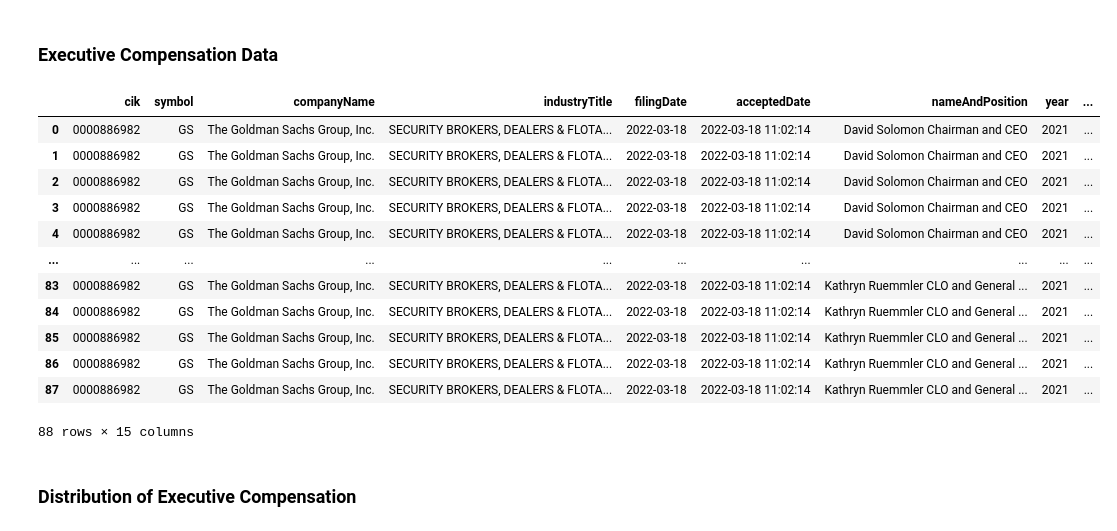
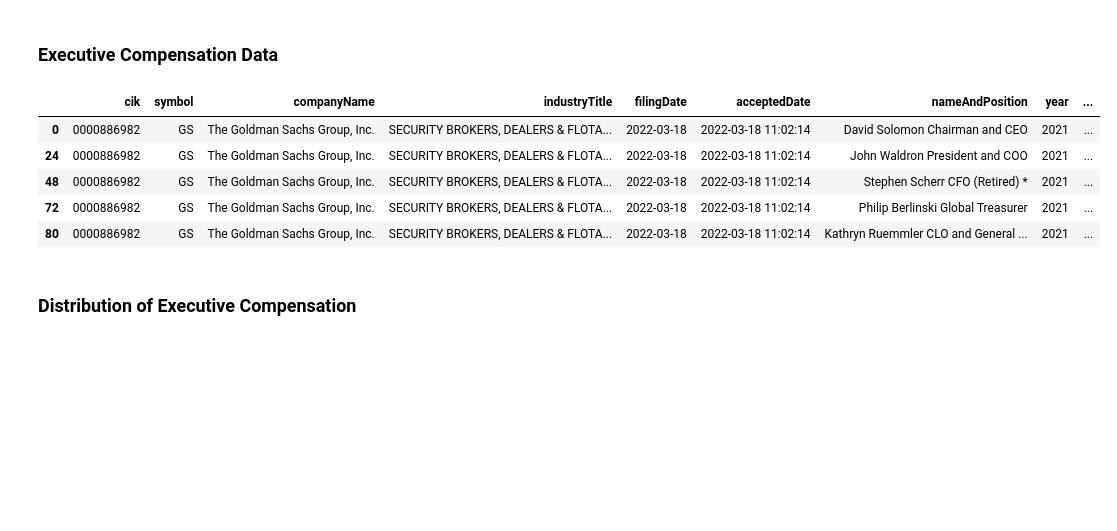
Before and after one commit to Quant-Guild/Executive_Compensation, a Jupyter notebook: Executive Compensation.ipynb, the cells around one changed output. Drawn from its saved outputs; the diff is of its cells as text; code cells hidden in the pictures; blank space fills up the shorter version.

```diff
--- a/Executive Compensation.ipynb
+++ b/Executive Compensation.ipynb
@@ -40,21 +40,14 @@ large_cap_tickers = [
 # %% [markdown]
 ### Executive Compensation Data
 # %%
-get_exec_comp("GS")
+get_exec_comp("GS").drop_duplicates('nameAndPosition')
 # %% [output]
 |  | cik | symbol | companyName | industryTitle | filingDate | acceptedDate | nameAndPosition | year | ... |
 | 0 | 0000886982 | GS | The Goldman Sachs Group, Inc. | SECURITY BROKERS, DEALERS & FLOTA... | 2022-03-18 | 2022-03-18 11:02:14 | David Solomon Chairman and CEO | 2021 | ... |
-| 1 | 0000886982 | GS | The Goldman Sachs Group, Inc. | SECURITY BROKERS, DEALERS & FLOTA... | 2022-03-18 | 2022-03-18 11:02:14 | David Solomon Chairman and CEO | 2021 | ... |
-| 2 | 0000886982 | GS | The Goldman Sachs Group, Inc. | SECURITY BROKERS, DEALERS & FLOTA... | 2022-03-18 | 2022-03-18 11:02:14 | David Solomon Chairman and CEO | 2021 | ... |
-| 3 | 0000886982 | GS | The Goldman Sachs Group, Inc. | SECURITY BROKERS, DEALERS & FLOTA... | 2022-03-18 | 2022-03-18 11:02:14 | David Solomon Chairman and CEO | 2021 | ... |
-| 4 | 0000886982 | GS | The Goldman Sachs Group, Inc. | SECURITY BROKERS, DEALERS & FLOTA... | 2022-03-18 | 2022-03-18 11:02:14 | David Solomon Chairman and CEO | 2021 | ... |
-| ... | ... | ... | ... | ... | ... | ... | ... | ... | ... |
-| 83 | 0000886982 | GS | The Goldman Sachs Group, Inc. | SECURITY BROKERS, DEALERS & FLOTA... | 2022-03-18 | 2022-03-18 11:02:14 | Kathryn Ruemmler CLO and General ... | 2021 | ... |
-| 84 | 0000886982 | GS | The Goldman Sachs Group, Inc. | SECURITY BROKERS, DEALERS & FLOTA... | 2022-03-18 | 2022-03-18 11:02:14 | Kathryn Ruemmler CLO and General ... | 2021 | ... |
-| 85 | 0000886982 | GS | The Goldman Sachs Group, Inc. | SECURITY BROKERS, DEALERS & FLOTA... | 2022-03-18 | 2022-03-18 11:02:14 | Kathryn Ruemmler CLO and General ... | 2021 | ... |
-| 86 | 0000886982 | GS | The Goldman Sachs Group, Inc. | SECURITY BROKERS, DEALERS & FLOTA... | 2022-03-18 | 2022-03-18 11:02:14 | Kathryn Ruemmler CLO and General ... | 2021 | ... |
-| 87 | 0000886982 | GS | The Goldman Sachs Group, Inc. | SECURITY BROKERS, DEALERS & FLOTA... | 2022-03-18 | 2022-03-18 11:02:14 | Kathryn Ruemmler CLO and General ... | 2021 | ... |
+| 24 | 0000886982 | GS | The Goldman Sachs Group, Inc. | SECURITY BROKERS, DEALERS & FLOTA... | 2022-03-18 | 2022-03-18 11:02:14 | John Waldron President and COO | 2021 | ... |
+| 48 | 0000886982 | GS | The Goldman Sachs Group, Inc. | SECURITY BROKERS, DEALERS & FLOTA... | 2022-03-18 | 2022-03-18 11:02:14 | Stephen Scherr CFO (Retired) * | 2021 | ... |
+| 72 | 0000886982 | GS | The Goldman Sachs Group, Inc. | SECURITY BROKERS, DEALERS & FLOTA... | 2022-03-18 | 2022-03-18 11:02:14 | Philip Berlinski Global Treasurer | 2021 | ... |
+| 80 | 0000886982 | GS | The Goldman Sachs Group, Inc. | SECURITY BROKERS, DEALERS & FLOTA... | 2022-03-18 | 2022-03-18 11:02:14 | Kathryn Ruemmler CLO and General ... | 2021 | ... |
-88 rows × 15 columns
 # %% [markdown]
 ### Distribution of Executive Compensation
 # %%
```
Also changed, not shown: parts of 5 cells of this notebook.
